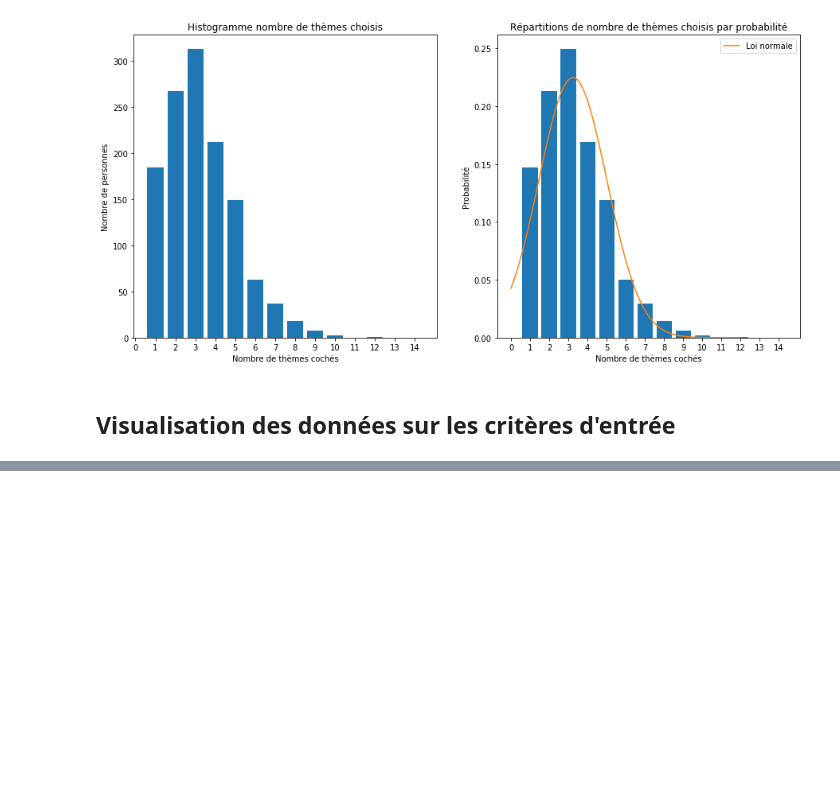
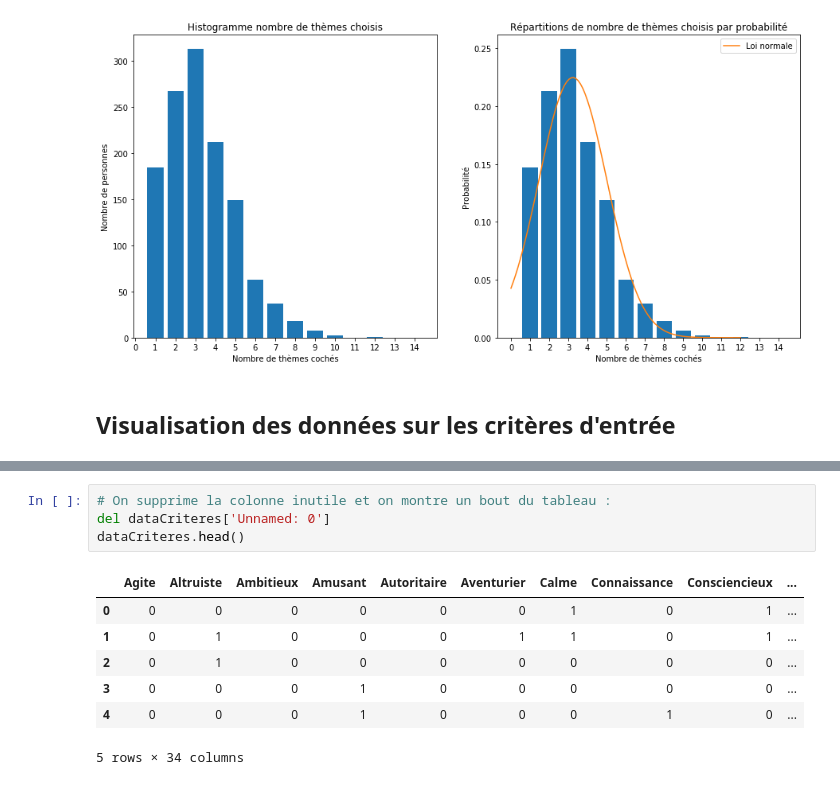
Before and after one commit to Younzer/LIVRIA, a Jupyter notebook: Python Livria/dataVisualization.ipynb, the cells around one changed output, grey strips where cells are left out. Cells and saved outputs as stored; diff of their text form; blank space fills up the shorter version.

```diff
--- a/Python Livria/dataVisualization.ipynb
+++ b/Python Livria/dataVisualization.ipynb
@@ -144,0 +144,12 @@ plt.show()
+# %%
+# On supprime la colonne inutile et on montre un bout du tableau :
+del dataCriteres['Unnamed: 0']
+dataCriteres.head()
+# %% [output]
+|  | Agite | Altruiste | Ambitieux | Amusant | Autoritaire | Aventurier | Calme | Connaissance | Consciencieux | ... |
+| 0 | 0 | 0 | 0 | 0 | 0 | 0 | 1 | 0 | 1 | ... |
+| 1 | 0 | 1 | 0 | 0 | 0 | 1 | 1 | 0 | 1 | ... |
+| 2 | 0 | 1 | 0 | 0 | 0 | 0 | 0 | 0 | 0 | ... |
+| 3 | 0 | 0 | 0 | 1 | 0 | 0 | 0 | 0 | 0 | ... |
+| 4 | 0 | 0 | 0 | 1 | 0 | 0 | 0 | 1 | 0 | ... |
+5 rows × 34 columns
```
Also changed, not shown: parts of 4 cells of this notebook, 3 other files.
